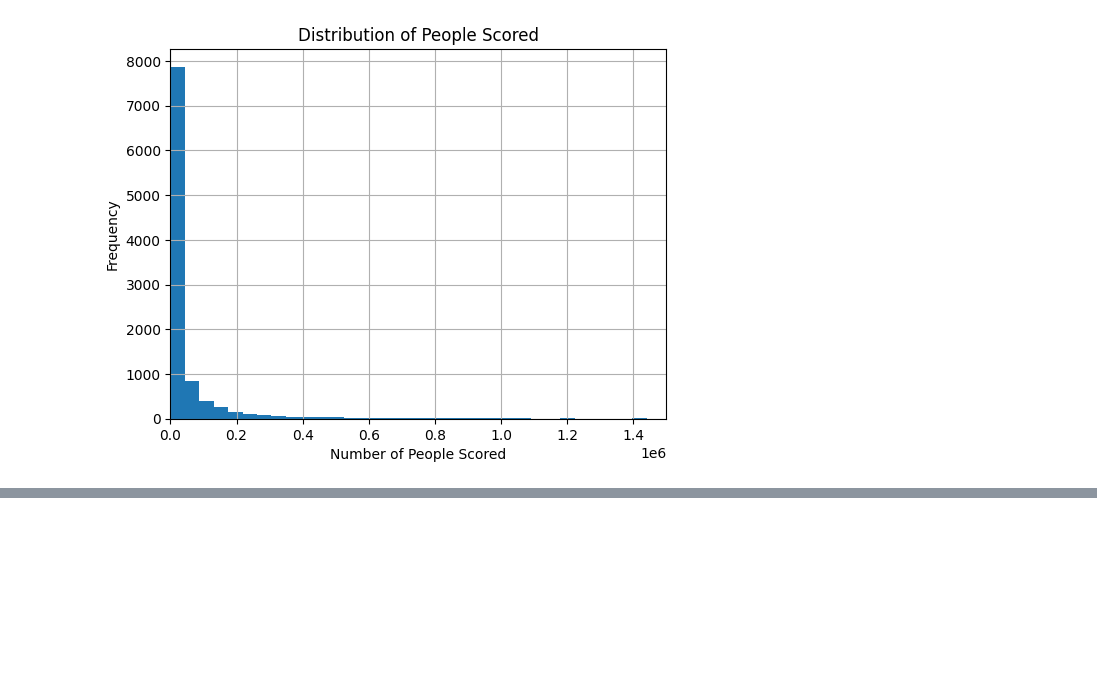
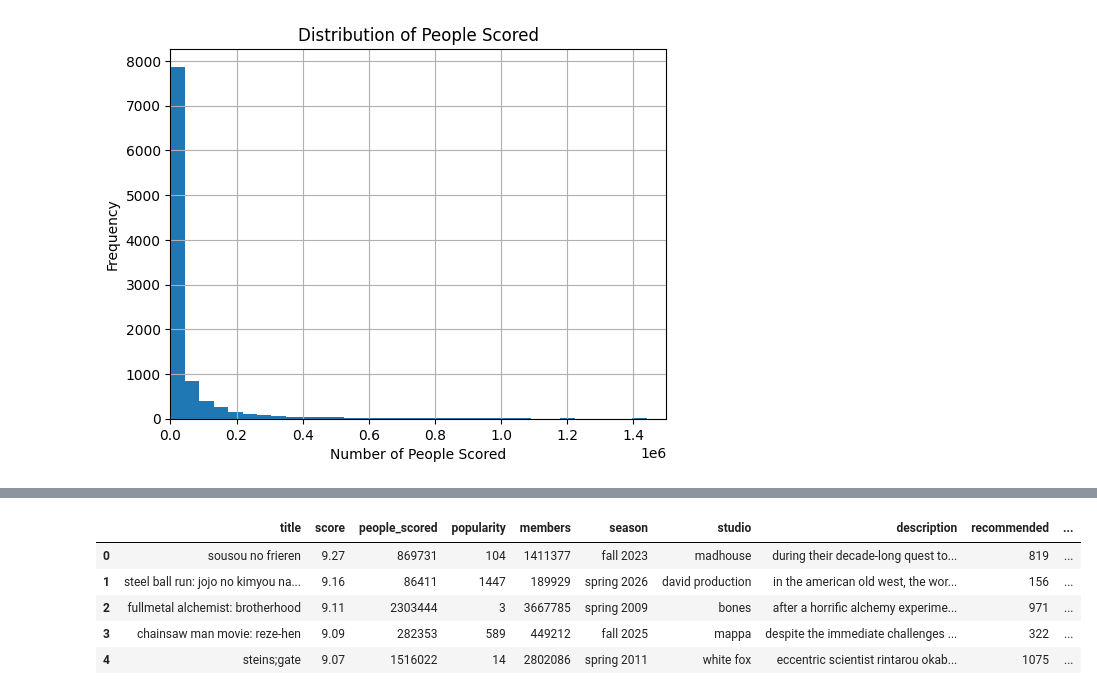
Before and after one commit to Raibek885/full-flow, a Jupyter notebook: feature_eng.ipynb, the cells around one changed output, grey strips where cells are left out. Cells and saved outputs as stored; diff of their text form; code cells hidden in the pictures; blank space fills up the shorter version.

```diff
--- a/feature_eng.ipynb
+++ b/feature_eng.ipynb
@@ -345,0 +272,10 @@ plt.xlim(0, 300)
+# %%
+df2 = df1.copy()
+df2.head()
+# %% [output]
+|  | title | score | people_scored | popularity | members | season | studio | description | recommended | ... |
+| 0 | sousou no frieren | 9.27 | 869731 | 104 | 1411377 | fall 2023 | madhouse | during their decade-long quest to... | 819 | ... |
+| 1 | steel ball run: jojo no kimyou na... | 9.16 | 86411 | 1447 | 189929 | spring 2026 | david production | in the american old west, the wor... | 156 | ... |
+| 2 | fullmetal alchemist: brotherhood | 9.11 | 2303444 | 3 | 3667785 | spring 2009 | bones | after a horrific alchemy experime... | 971 | ... |
+| 3 | chainsaw man movie: reze-hen | 9.09 | 282353 | 589 | 449212 | fall 2025 | mappa | despite the immediate challenges ... | 322 | ... |
+| 4 | steins;gate | 9.07 | 1516022 | 14 | 2802086 | spring 2011 | white fox | eccentric scientist rintarou okab... | 1075 | ... |
```
Also changed, not shown: parts of 31 cells of this notebook.
